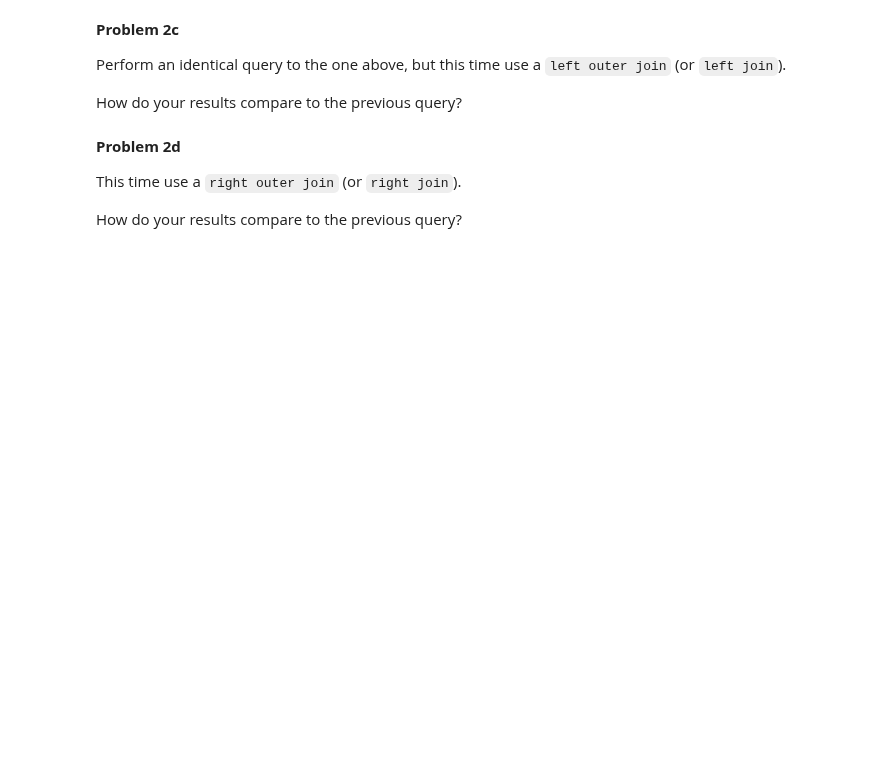
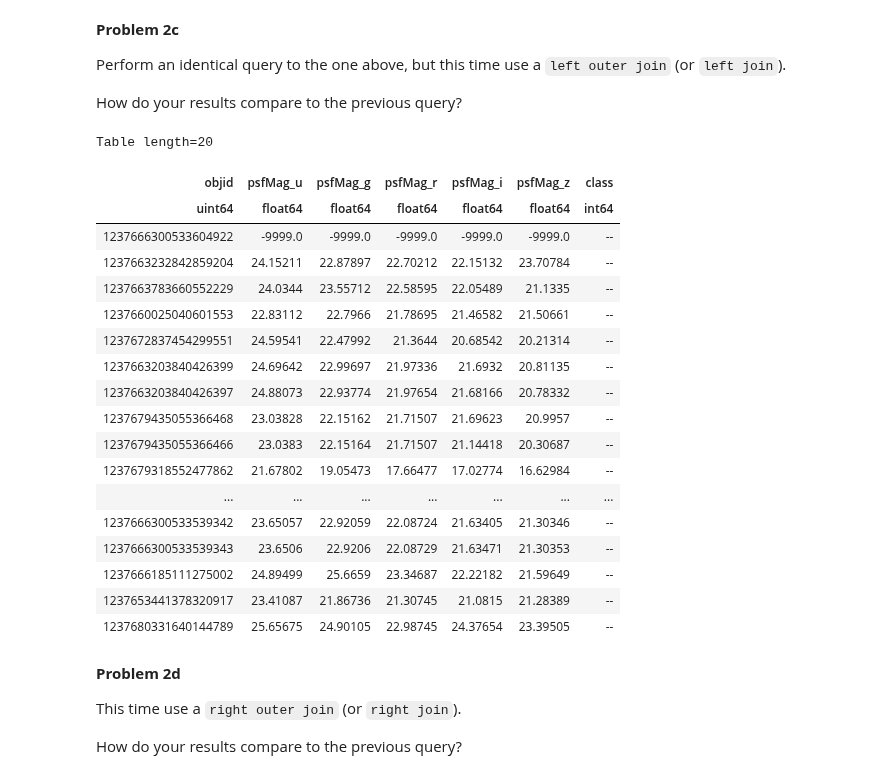
Before and after one commit to ASTR154/sql-tutorial, a Jupyter notebook: IntroToSQLite.ipynb, the cells around one changed output. Cells and saved outputs as stored; diff of their text form; code cells hidden in the pictures; blank space fills up the shorter version.

```diff
--- a/IntroToSQLite.ipynb
+++ b/IntroToSQLite.ipynb
@@ -128,3 +193,25 @@ SDSS.query_sql(  # complete
+# %%
+SDSS.query_sql( "SELECT TOP 20 objid, psfMag_u, psfMag_g, psfMag_r, psfMag_i, psfMag_z, class FROM PhotoObjAll LEFT JOIN specObjAll ON objid = bestobjid")
+# %% [output]
+Table length=20
+| objid | psfMag_u | psfMag_g | psfMag_r | psfMag_i | psfMag_z | class |
+| uint64 | float64 | float64 | float64 | float64 | float64 | int64 |
+| 1237666300533604922 | -9999.0 | -9999.0 | -9999.0 | -9999.0 | -9999.0 | -- |
+| 1237663232842859204 | 24.15211 | 22.87897 | 22.70212 | 22.15132 | 23.70784 | -- |
+| 1237663783660552229 | 24.0344 | 23.55712 | 22.58595 | 22.05489 | 21.1335 | -- |
+| 1237660025040601553 | 22.83112 | 22.7966 | 21.78695 | 21.46582 | 21.50661 | -- |
+| 1237672837454299551 | 24.59541 | 22.47992 | 21.3644 | 20.68542 | 20.21314 | -- |
+| 1237663203840426399 | 24.69642 | 22.99697 | 21.97336 | 21.6932 | 20.81135 | -- |
+| 1237663203840426397 | 24.88073 | 22.93774 | 21.97654 | 21.68166 | 20.78332 | -- |
+| 1237679435055366468 | 23.03828 | 22.15162 | 21.71507 | 21.69623 | 20.9957 | -- |
+| 1237679435055366466 | 23.0383 | 22.15164 | 21.71507 | 21.14418 | 20.30687 | -- |
+| 1237679318552477862 | 21.67802 | 19.05473 | 17.66477 | 17.02774 | 16.62984 | -- |
+| ... | ... | ... | ... | ... | ... | ... |
+| 1237666300533539342 | 23.65057 | 22.92059 | 22.08724 | 21.63405 | 21.30346 | -- |
+| 1237666300533539343 | 23.6506 | 22.9206 | 22.08729 | 21.63471 | 21.30353 | -- |
+| 1237666185111275002 | 24.89499 | 25.6659 | 23.34687 | 22.22182 | 21.59649 | -- |
+| 1237653441378320917 | 23.41087 | 21.86736 | 21.30745 | 21.0815 | 21.28389 | -- |
+| 1237680331640144789 | 25.65675 | 24.90105 | 22.98745 | 24.37654 | 23.39505 | -- |
 # %% [markdown]
 **Problem 2d**
 
```
Also changed, not shown: parts of 15 cells of this notebook.
